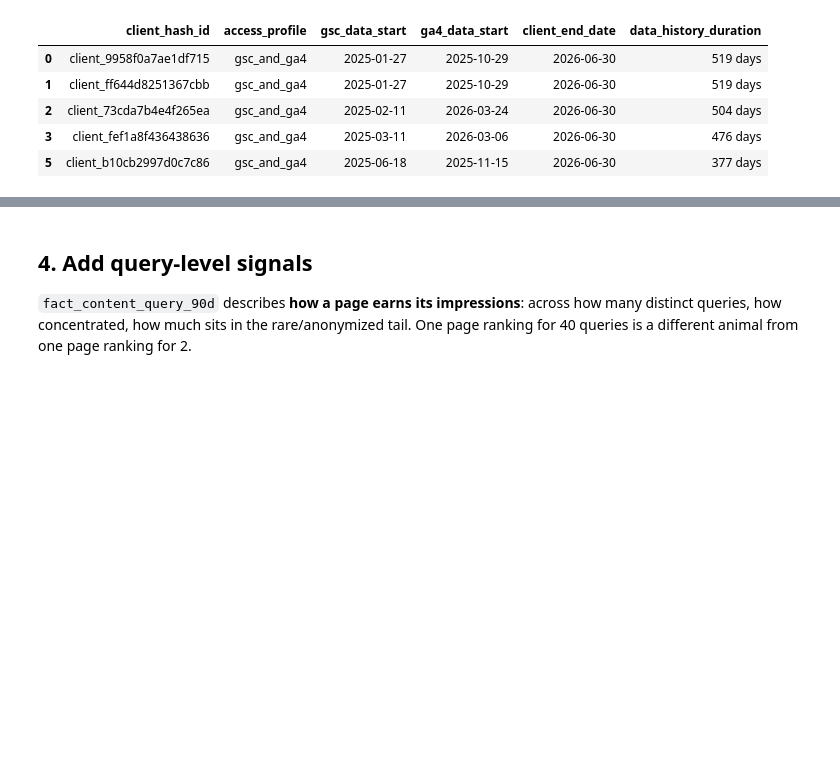
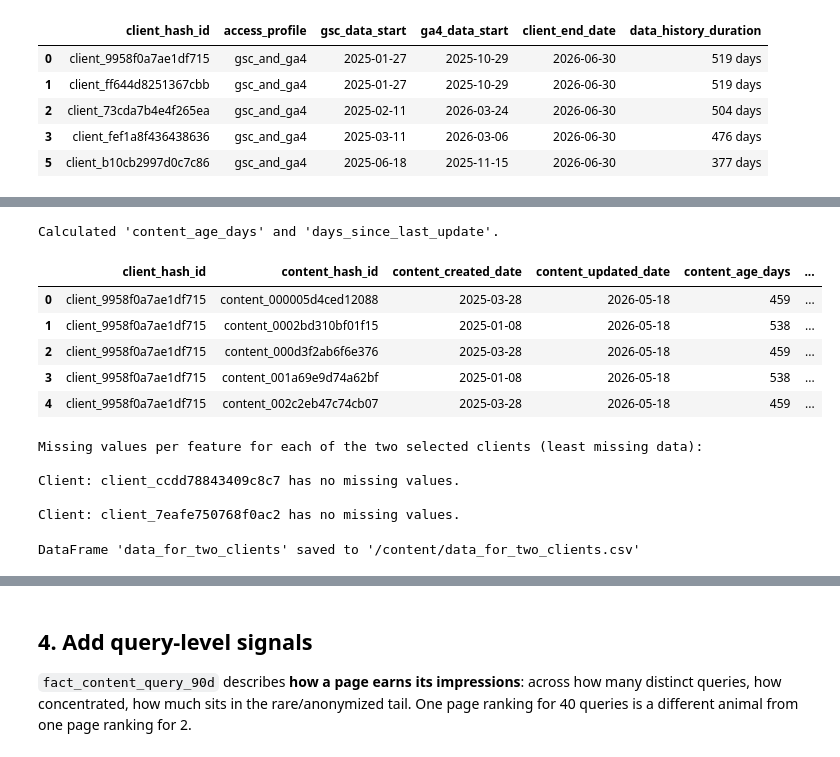
Before and after one commit to fareehaikram93/assignment1-intern, a Jupyter notebook: notebooks/03_working_with_the_full_release.ipynb, the cells around one changed output, grey strips where cells are left out. Cells and saved outputs as stored; diff of their text form; code cells hidden in the pictures; blank space fills up the shorter version.

```diff
--- a/notebooks/03_working_with_the_full_release.ipynb
+++ b/notebooks/03_working_with_the_full_release.ipynb
@@ -221,0 +255,24 @@ Filtering fact_daily for client: client_9958f0a7ae1df715
+# %%
+# Ensure date columns are in datetime format
+data_for_two_clients['content_created_date'] = pd.to_datetime(data_for_two_clients['content_created_date'])
+data_for_two_clients['content_updated_date'] = pd.to_datetime(data_for_two_clients['content_updated_date'])
+
+# Convert overall_end_date to datetime for calculations
+overall_end_date_dt = pd.to_datetime(overall_end_date)
+
+# Calculate content_age_days
+data_for_two_clients['content_age_days'] = (overall_end_date_dt - data_for_two_clients['content_created_date']).dt.days
+
+# Calculate days_since_last_update
+data_for_two_clients['days_since_last_update'] = (overall_end_date_dt - data_for_two_clients['content_updated_date']).dt.days
+
+print("Calculated 'content_age_days' and 'days_since_last_update'.")
+display(data_for_two_clients[['client_hash_id', 'content_hash_id', 'content_created_date', 'content_updated_date', 'content_age_days', 'days_since_last_update']].head())
+# %% [output]
+Calculated 'content_age_days' and 'days_since_last_update'.
+|  | client_hash_id | content_hash_id | content_created_date | content_updated_date | content_age_days | ... |
+| 0 | client_9958f0a7ae1df715 | content_000005d4ced12088 | 2025-03-28 | 2026-05-18 | 459 | ... |
+| 1 | client_9958f0a7ae1df715 | content_0002bd310bf01f15 | 2025-01-08 | 2026-05-18 | 538 | ... |
+| 2 | client_9958f0a7ae1df715 | content_000d3f2ab6f6e376 | 2025-03-28 | 2026-05-18 | 459 | ... |
+| 3 | client_9958f0a7ae1df715 | content_001a69e9d74a62bf | 2025-01-08 | 2026-05-18 | 538 | ... |
+| 4 | client_9958f0a7ae1df715 | content_002c2eb47c74cb07 | 2025-03-28 | 2026-05-18 | 459 | ... |
@@ -221,0 +282,25 @@ Filtering fact_daily for client: client_9958f0a7ae1df715
+# %%
+print("Missing values per feature for each of the two selected clients (least missing data):")
+for client_id in data_for_two_clients['client_hash_id'].unique():
+    client_data = data_for_two_clients[data_for_two_clients['client_hash_id'] == client_id]
+    missing_values_percentage = client_data.isnull().sum() * 100 / len(client_data)
+    missing_values_percentage = missing_values_percentage[missing_values_percentage > 0].sort_values(ascending=False)
+
+    if not missing_values_percentage.empty:
+        print(f"\nClient: {client_id}")
+        display(missing_values_percentage.to_frame(name='Missing Percentage'))
+    else:
+        print(f"\nClient: {client_id} has no missing values.")
+# %% [output]
+Missing values per feature for each of the two selected clients (least missing data):
+
+Client: client_ccdd78843409c8c7 has no missing values.
+
+Client: client_7eafe750768f0ac2 has no missing values.
+# %%
+# Save the data_for_two_clients DataFrame to a CSV file
+data_for_two_clients.to_csv('/content/data_for_two_clients.csv', index=False)
+
+print("DataFrame 'data_for_two_clients' saved to '/content/data_for_two_clients.csv'")
+# %% [output]
+DataFrame 'data_for_two_clients' saved to '/content/data_for_two_clients.csv'
```
Also changed, not shown: parts of 10 cells of this notebook.
